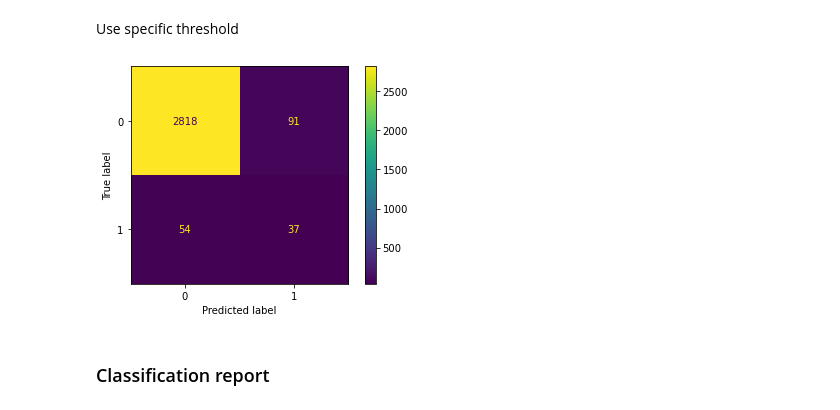
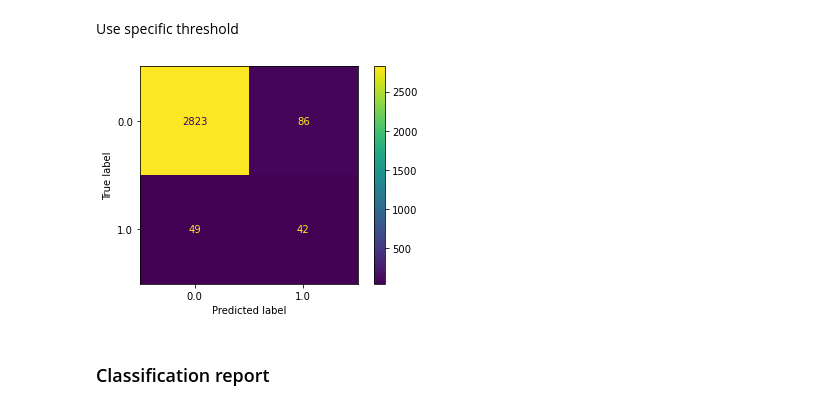
Before and after one commit to kirenz/classification, a Jupyter notebook: docs/logistic.ipynb, the cells around one changed output. Cells and saved outputs as stored; diff of their text form; code cells hidden in the pictures.

```diff
--- a/docs/logistic.ipynb
+++ b/docs/logistic.ipynb
@@ -10,3 +10,7 @@ To learn more about the data and all of the data preparation steps, take a look
 import pandas as pd
 
 df = pd.read_csv('https://raw.githubusercontent.com/kirenz/classification/main/_static/data/default-prepared.csv')
+# %%
+# preparation of label and features
+y = df['default_Yes']
+X = df.drop(columns = 'default_Yes')
@@ -13,3 +19,7 @@ df = pd.read_csv('https://raw.githubusercontent.com/kirenz/classification/main/_
+# %%
+from sklearn.model_selection import train_test_split
+
+X_train, X_test, y_train, y_test = train_test_split(X, y, test_size=0.3, random_state = 1)
 # %% [markdown]
 ## Model
 # %%
@@ -19,0 +29,2 @@ y_pred = clf.fit(X_train, y_train).predict(X_test)
+# %%
+clf.fit(X_train, y_train)
@@ -58,14 +98,13 @@ Use specific threshold
+# %%
+df_25 = pd.DataFrame({'y_test': y_test, 'y_pred': pred_proba[:,1] > .25})
 # %%
-pred_proba = clf.predict_proba(X_test)
-
-df_ = pd.DataFrame({'y_test': y_test, 'y_pred': pred_proba[:,1] > .25})
-cm = confusion_matrix(y_test, df_['y_pred'])
+cm = confusion_matrix(y_test, df_25['y_pred'])
 
 disp = ConfusionMatrixDisplay(confusion_matrix=cm,
                               display_labels=clf.classes_)
 disp.plot()
 plt.show()
 # %% [output]
-[figure, old version]
+[figure, new version]
 # %% [markdown]
 ### Classification report
```
Also changed, not shown: parts of 17 cells of this notebook.
